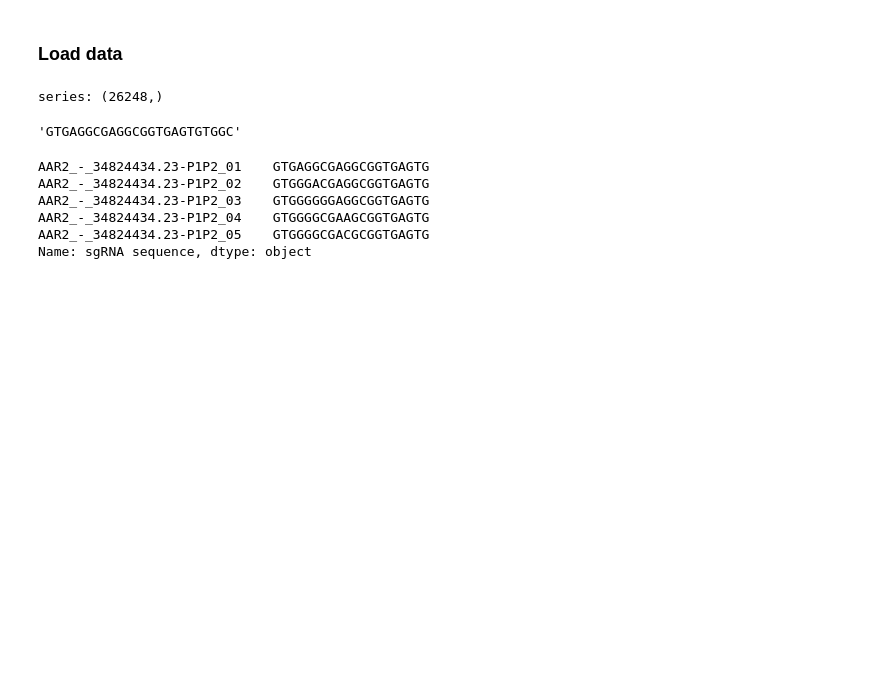
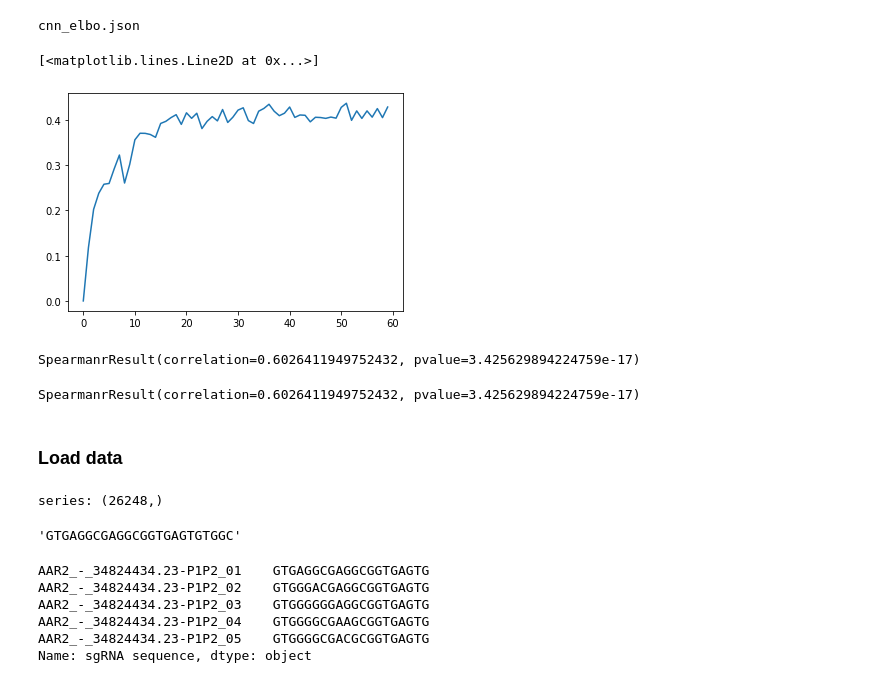
Before and after one commit to bakirillov/uace, a Jupyter notebook: src/Weissman.ipynb, the cells around one changed output. Saved outputs shown, nothing was run; the diff lists cells and outputs as text; code cells hidden in the pictures; blank space fills up the shorter version.

```diff
--- a/src/Weissman.ipynb
+++ b/src/Weissman.ipynb
@@ -50,0 +60,6 @@ torch.cuda.manual_seed(99)
+# %%
+%%bash
+
+ls ../models/Cpf1Offtarget/ | grep .json
+# %% [output]
+cnn_elbo.json
@@ -51,3 +68,19 @@ torch.cuda.manual_seed(99)
+# %%
+with open("../models/Cpf1Offtarget/cnn_elbo.json", "r") as ih:
+    cnn_elbo = json.loads(ih.read())
+# %%
+plt.plot(cnn_elbo["training"]["metric"])
+# %% [output]
+[<matplotlib.lines.Line2D at 0x...>]
+[figure, added]
+# %%
+spearmanr(cnn_elbo["y"], cnn_elbo["y_hat"])
+# %% [output]
+SpearmanrResult(correlation=0.6026411949752432, pvalue=3.425629894224759e-17)
+# %%
+spearmanr(cnn_elbo["y"], cnn_elbo["y_hat"])
+# %% [output]
+SpearmanrResult(correlation=0.6026411949752432, pvalue=3.425629894224759e-17)
 # %% [markdown]
 ### Load data
 # %%
```
Also changed, not shown: parts of 10 cells of this notebook, 7 other files.
